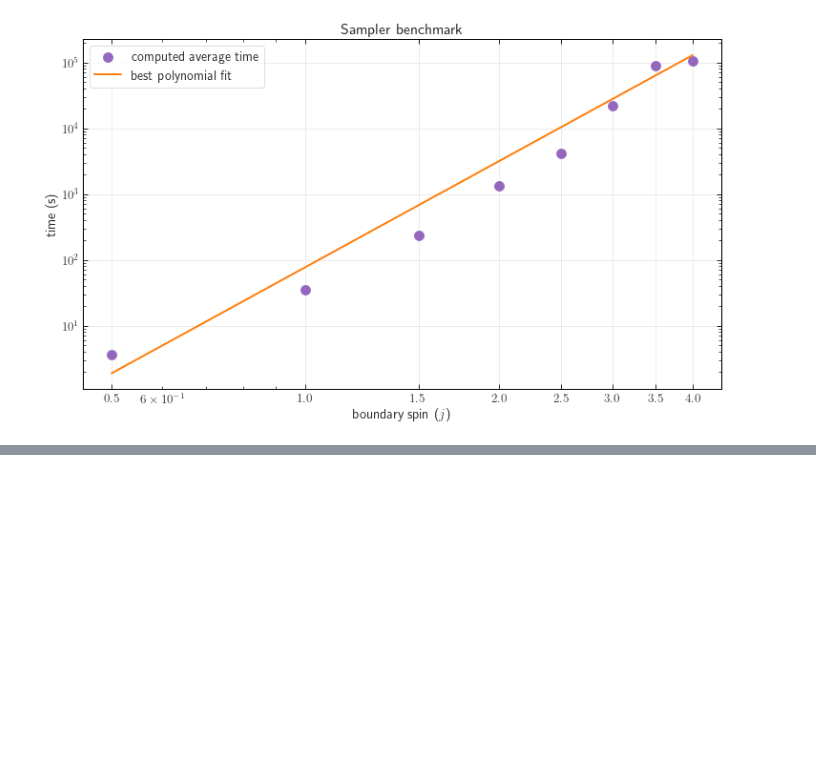
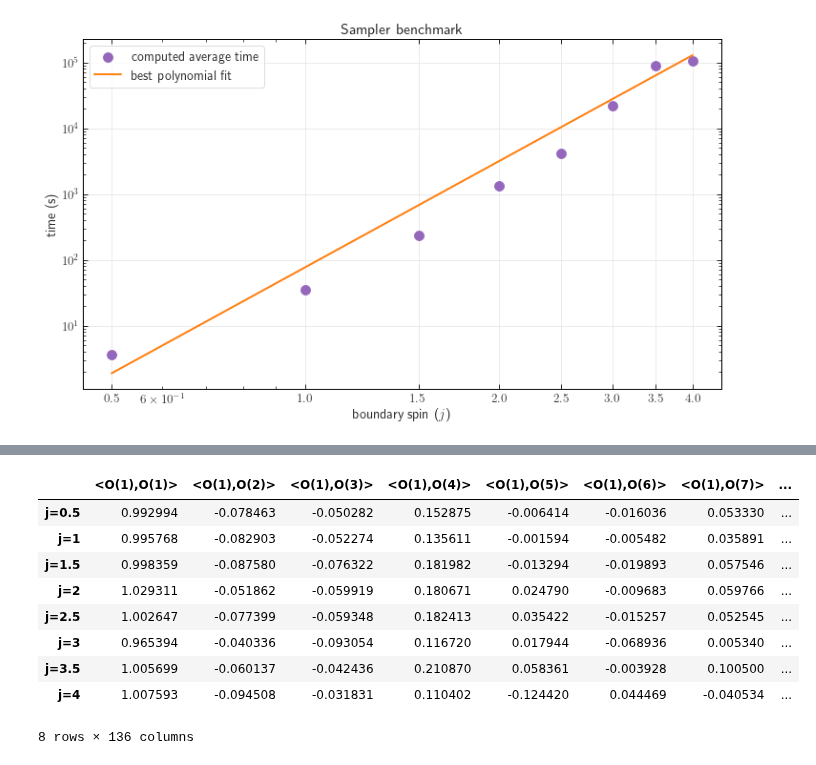
Before and after one commit to PietropaoloFrisoni/MCMC_16_cells_spinfoam, a Jupyter notebook: Python_interface.ipynb, the cells around one changed output, grey strips where cells are left out. Saved outputs shown, nothing was run; the diff lists cells and outputs as text; code cells hidden in the pictures; blank space fills up the shorter version.

Commit message:
added tmp correlations in public data

```diff
--- a/Python_interface.ipynb
+++ b/Python_interface.ipynb
@@ -481,0 +491,4 @@ plt.show()
+# %%
+import pandas as pd
+
+angles_correlations_dataframe = pd.read_csv("./public_final_data/angles_correlations_single_chain.csv", index_col=0)
@@ -481,0 +507,13 @@ plt.show()
+# %%
+angles_correlations_dataframe
+# %% [output]
+|  | <O(1),O(1)> | <O(1),O(2)> | <O(1),O(3)> | <O(1),O(4)> | <O(1),O(5)> | <O(1),O(6)> | <O(1),O(7)> | ... |
+| j=0.5 | 0.992994 | -0.078463 | -0.050282 | 0.152875 | -0.006414 | -0.016036 | 0.053330 | ... |
+| j=1 | 0.995768 | -0.082903 | -0.052274 | 0.135611 | -0.001594 | -0.005482 | 0.035891 | ... |
+| j=1.5 | 0.998359 | -0.087580 | -0.076322 | 0.181982 | -0.013294 | -0.019893 | 0.057546 | ... |
+| j=2 | 1.029311 | -0.051862 | -0.059919 | 0.180671 | 0.024790 | -0.009683 | 0.059766 | ... |
+| j=2.5 | 1.002647 | -0.077399 | -0.059348 | 0.182413 | 0.035422 | -0.015257 | 0.052545 | ... |
+| j=3 | 0.965394 | -0.040336 | -0.093054 | 0.116720 | 0.017944 | -0.068936 | 0.005340 | ... |
+| j=3.5 | 1.005699 | -0.060137 | -0.042436 | 0.210870 | 0.058361 | -0.003928 | 0.100500 | ... |
+| j=4 | 1.007593 | -0.094508 | -0.031831 | 0.110402 | -0.124420 | 0.044469 | -0.040534 | ... |
+8 rows × 136 columns
```
Also changed, not shown: parts of 4 cells of this notebook, 2 other files.
